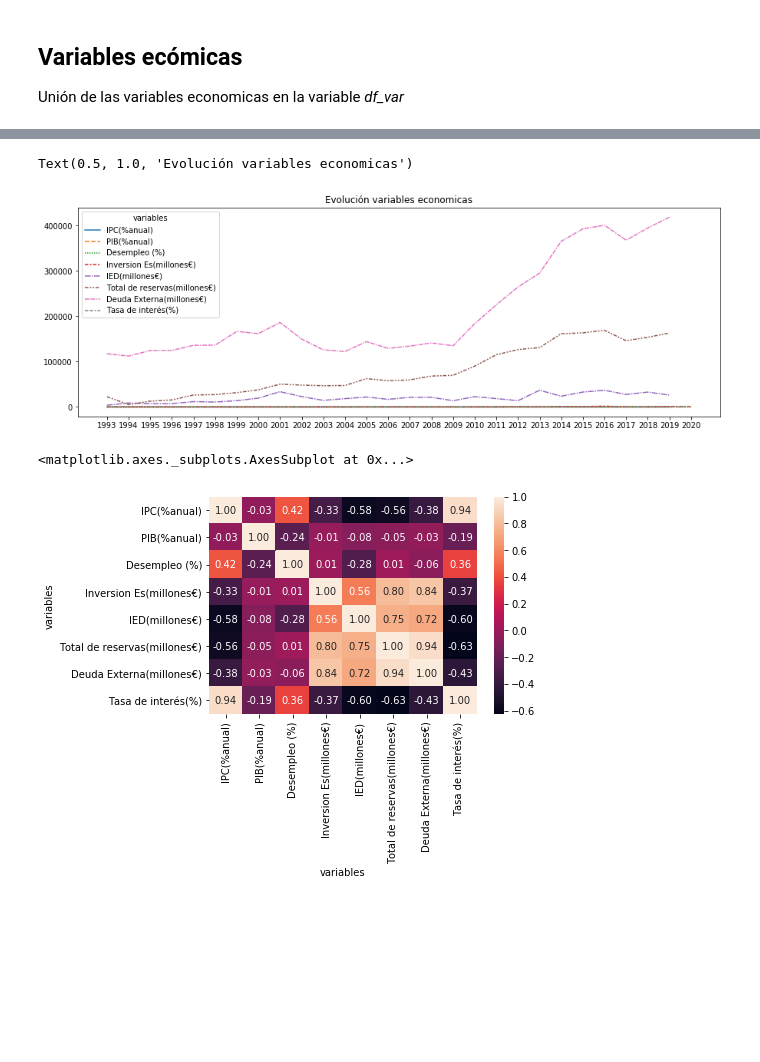
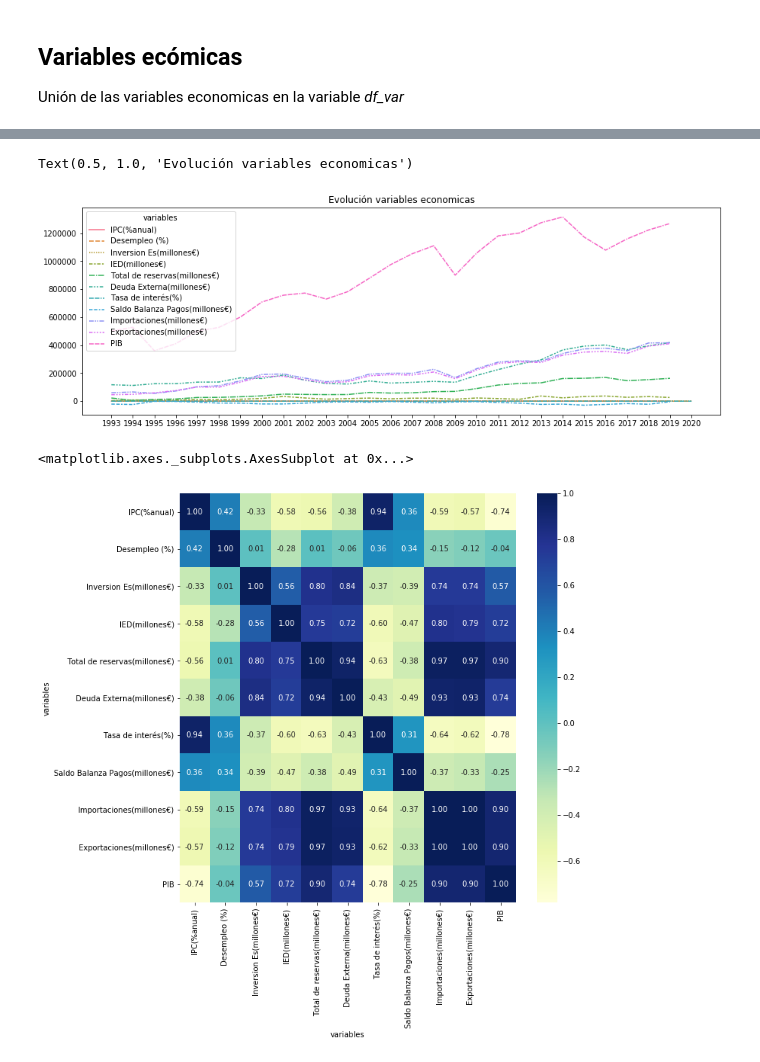
Before and after one commit to Afri-cola/Kschool-TFM, a Jupyter notebook: Variables_economicas.ipynb, the cells around one changed output, grey strips where cells are left out. Saved outputs shown, nothing was run; the diff lists cells and outputs as text; code cells hidden in the pictures; blank space fills up the shorter version.

```diff
--- a/Variables_economicas.ipynb
+++ b/Variables_economicas.ipynb
@@ -25,7 +27,7 @@ no stored variable #edit_IPC.pynb
 no stored variable #edit_reservas.pynb
 no stored variable #edit_deuda.pynb
 # %%
-df_var = pd.concat([df_IPC,df_PIB,df_desempleo,df_mex,df_IED,df_reservas,df_deuda,df_interes], axis=1)
+df_var = pd.concat([df_IPC,df_desempleo,df_mex,df_IED,df_reservas,df_deuda,df_interes, df_balanzapagos, df_import, df_export, df_PIB_total], axis=1)
 # %%
 df_var
 # %% [output]
@@ -52,12 +54,14 @@ sns.lineplot(data=df_var)
 plt.title('Evolución variables economicas')
 # %% [output]
 Text(0.5, 1.0, 'Evolución variables economicas')
-[figure, old version]
+[figure, new version]
 # %%
-sns.heatmap(df_var.corr(), annot=True, fmt='.2f')
+fig, ax = plt.subplots(figsize=(10,10))
+
+sns.heatmap(df_var.corr(), annot=True, fmt='.2f', cmap="YlGnBu")
 # %% [output]
 <matplotlib.axes._subplots.AxesSubplot at 0x...>
-[figure, old version]
+[figure, new version]
 # %%
 sns.pairplot(df_var)
 # %% [output]
```
Also changed, not shown: parts of 3 cells of this notebook.
